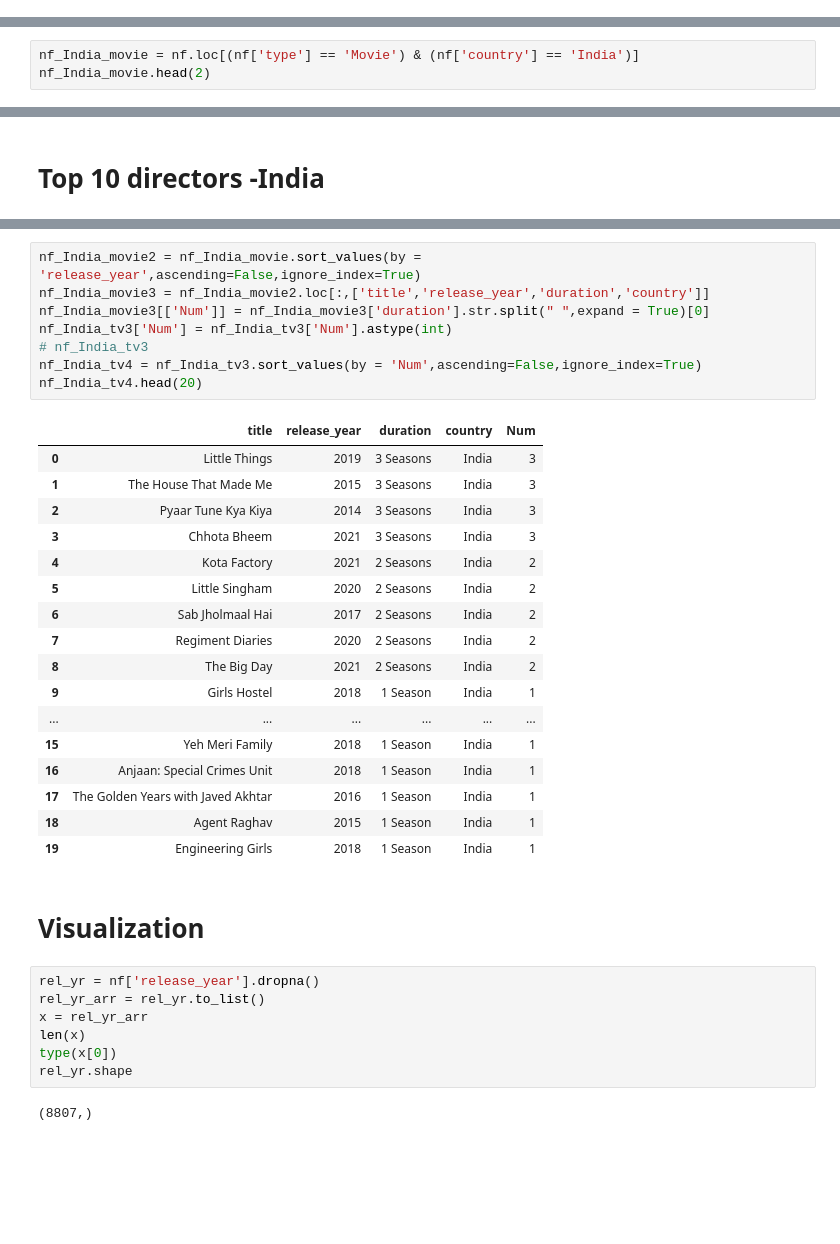
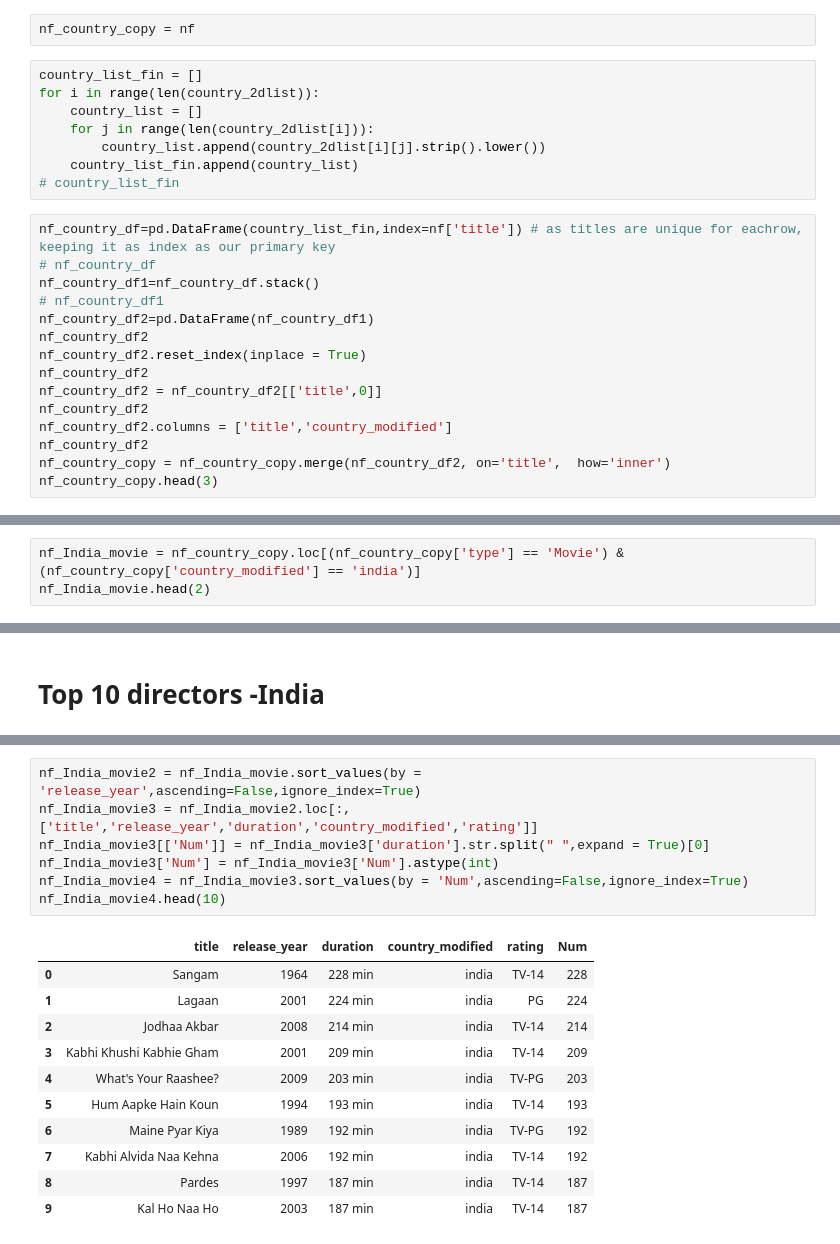
Before and after one commit to sameerudgirkar/DSML-Projects, a Jupyter notebook: Netflix_notebook.ipynb, the cells around one changed output, grey strips where cells are left out. Drawn from its saved outputs; the diff is of its cells as text; blank space fills up the shorter version.

```diff
--- a/Netflix_notebook.ipynb
+++ b/Netflix_notebook.ipynb
@@ -475,0 +499,25 @@ Name: country, Length: 7976, dtype: object
+# %%
+nf_country_copy = nf
+# %%
+country_list_fin = []
+for i in range(len(country_2dlist)):
+    country_list = []
+    for j in range(len(country_2dlist[i])):
+        country_list.append(country_2dlist[i][j].strip().lower())
+    country_list_fin.append(country_list)
+# country_list_fin
+# %%
+nf_country_df=pd.DataFrame(country_list_fin,index=nf['title']) # as titles are unique for eachrow, keeping it as index as our primary key
+# nf_country_df
+nf_country_df1=nf_country_df.stack()
+# nf_country_df1
+nf_country_df2=pd.DataFrame(nf_country_df1)
+nf_country_df2
+nf_country_df2.reset_index(inplace = True)
+nf_country_df2
+nf_country_df2 = nf_country_df2[['title',0]]
+nf_country_df2
+nf_country_df2.columns = ['title','country_modified']
+nf_country_df2
+nf_country_copy = nf_country_copy.merge(nf_country_df2, on='title',  how='inner')
+nf_country_copy.head(3)
@@ -1176,5 +1364,5 @@ nf_India_tv.shape
 # %%
-nf_India_movie = nf.loc[(nf['type'] == 'Movie') & (nf['country'] == 'India')]
+nf_India_movie = nf_country_copy.loc[(nf_country_copy['type'] == 'Movie') & (nf_country_copy['country_modified'] == 'india')]
 nf_India_movie.head(2)
 # %% [output]
 |  | show_id | type | title | director | cast | country | date_added | release_year | rating | duration | ... |
@@ -1232,37 +1478,19 @@ nf_India_tv4.head(20)
 # %%
 nf_India_movie2 = nf_India_movie.sort_values(by = 'release_year',ascending=False,ignore_index=True)
-nf_India_movie3 = nf_India_movie2.loc[:,['title','release_year','duration','country']]
+nf_India_movie3 = nf_India_movie2.loc[:,['title','release_year','duration','country_modified','rating']]
 nf_India_movie3[['Num']] = nf_India_movie3['duration'].str.split(" ",expand = True)[0]
-nf_India_tv3['Num'] = nf_India_tv3['Num'].astype(int)
-# nf_India_tv3
-nf_India_tv4 = nf_India_tv3.sort_values(by = 'Num',ascending=False,ignore_index=True)
-nf_India_tv4.head(20)
+nf_India_movie3['Num'] = nf_India_movie3['Num'].astype(int)
+nf_India_movie4 = nf_India_movie3.sort_values(by = 'Num',ascending=False,ignore_index=True)
+nf_India_movie4.head(10)
 # %% [output]
-|  | title | release_year | duration | country | Num |
-| 0 | Little Things | 2019 | 3 Seasons | India | 3 |
-| 1 | The House That Made Me | 2015 | 3 Seasons | India | 3 |
-| 2 | Pyaar Tune Kya Kiya | 2014 | 3 Seasons | India | 3 |
-| 3 | Chhota Bheem | 2021 | 3 Seasons | India | 3 |
-| 4 | Kota Factory | 2021 | 2 Seasons | India | 2 |
-| 5 | Little Singham | 2020 | 2 Seasons | India | 2 |
-| 6 | Sab Jholmaal Hai | 2017 | 2 Seasons | India | 2 |
-| 7 | Regiment Diaries | 2020 | 2 Seasons | India | 2 |
-| 8 | The Big Day | 2021 | 2 Seasons | India | 2 |
-| 9 | Girls Hostel | 2018 | 1 Season | India | 1 |
-| ... | ... | ... | ... | ... | ... |
-| 15 | Yeh Meri Family | 2018 | 1 Season | India | 1 |
-| 16 | Anjaan: Special Crimes Unit | 2018 | 1 Season | India | 1 |
-| 17 | The Golden Years with Javed Akhtar | 2016 | 1 Season | India | 1 |
-| 18 | Agent Raghav | 2015 | 1 Season | India | 1 |
-| 19 | Engineering Girls | 2018 | 1 Season | India | 1 |
+|  | title | release_year | duration | country_modified | rating | Num |
+| 0 | Sangam | 1964 | 228 min | india | TV-14 | 228 |
+| 1 | Lagaan | 2001 | 224 min | india | PG | 224 |
+| 2 | Jodhaa Akbar | 2008 | 214 min | india | TV-14 | 214 |
+| 3 | Kabhi Khushi Kabhie Gham | 2001 | 209 min | india | TV-14 | 209 |
+| 4 | What's Your Raashee? | 2009 | 203 min | india | TV-PG | 203 |
+| 5 | Hum Aapke Hain Koun | 1994 | 193 min | india | TV-14 | 193 |
+| 6 | Maine Pyar Kiya | 1989 | 192 min | india | TV-PG | 192 |
+| 7 | Kabhi Alvida Naa Kehna | 2006 | 192 min | india | TV-14 | 192 |
+| 8 | Pardes | 1997 | 187 min | india | TV-14 | 187 |
+| 9 | Kal Ho Naa Ho | 2003 | 187 min | india | TV-14 | 187 |
-# %% [markdown]
-# Visualization
-# %%
-rel_yr = nf['release_year'].dropna()
-rel_yr_arr = rel_yr.to_list()
-x = rel_yr_arr
-len(x)
-type(x[0])
-rel_yr.shape
-# %% [output]
-(8807,)
```
Also changed, not shown: parts of 197 cells of this notebook.
